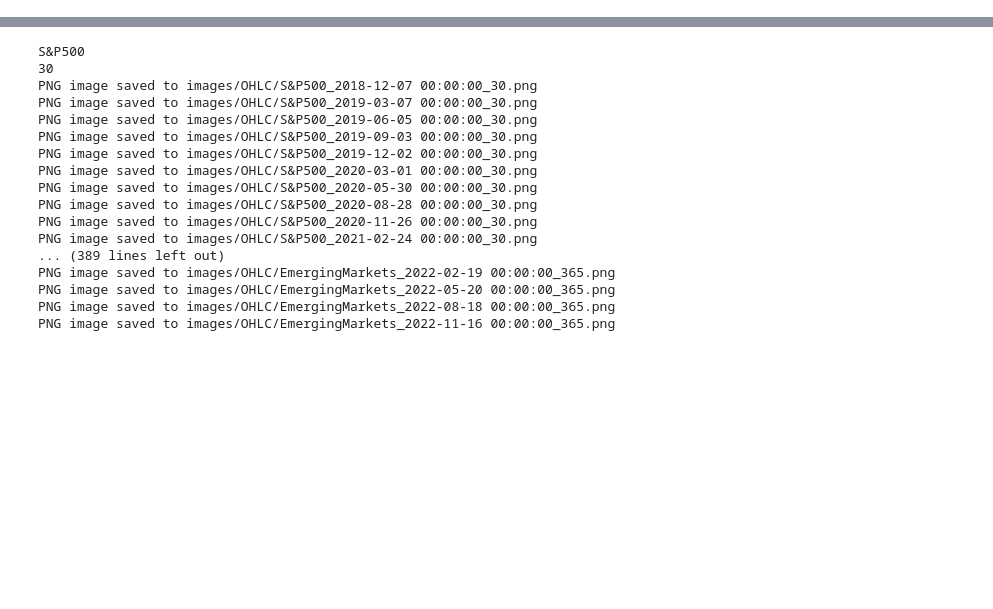
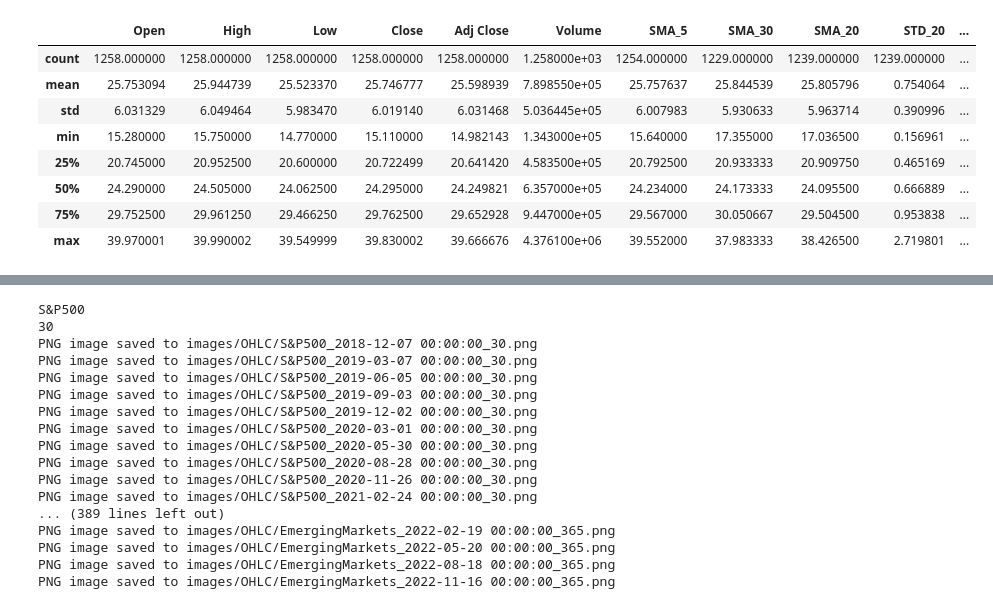
Before and after one commit to constantin1101/CNN-PredictingETFPrices, a Jupyter notebook: main.ipynb, the cells around one changed output, grey strips where cells are left out. Drawn from its saved outputs; the diff is of its cells as text; code cells hidden in the pictures; blank space fills up the shorter version.

```diff
--- a/main.ipynb
+++ b/main.ipynb
@@ -13,6 +13,18 @@ spy = pd.read_csv("data/SPY.csv")
 iwda = pd.read_csv("data/IWDA.AS.csv")
 dax = pd.read_csv("data/DAX.csv")
 eem = pd.read_csv("data/EEM.csv")
+# %%
+botz.describe()
+# %% [output]
+|  | Open | High | Low | Close | Adj Close | Volume | SMA_5 | SMA_30 | SMA_20 | STD_20 | ... |
+| count | 1258.000000 | 1258.000000 | 1258.000000 | 1258.000000 | 1258.000000 | 1.258000e+03 | 1254.000000 | 1229.000000 | 1239.000000 | 1239.000000 | ... |
+| mean | 25.753094 | 25.944739 | 25.523370 | 25.746777 | 25.598939 | 7.898550e+05 | 25.757637 | 25.844539 | 25.805796 | 0.754064 | ... |
+| std | 6.031329 | 6.049464 | 5.983470 | 6.019140 | 6.031468 | 5.036445e+05 | 6.007983 | 5.930633 | 5.963714 | 0.390996 | ... |
+| min | 15.280000 | 15.750000 | 14.770000 | 15.110000 | 14.982143 | 1.343000e+05 | 15.640000 | 17.355000 | 17.036500 | 0.156961 | ... |
+| 25% | 20.745000 | 20.952500 | 20.600000 | 20.722499 | 20.641420 | 4.583500e+05 | 20.792500 | 20.933333 | 20.909750 | 0.465169 | ... |
+| 50% | 24.290000 | 24.505000 | 24.062500 | 24.295000 | 24.249821 | 6.357000e+05 | 24.234000 | 24.173333 | 24.095500 | 0.666889 | ... |
+| 75% | 29.752500 | 29.961250 | 29.466250 | 29.762500 | 29.652928 | 9.447000e+05 | 29.567000 | 30.050667 | 29.504500 | 0.953838 | ... |
+| max | 39.970001 | 39.990002 | 39.549999 | 39.830002 | 39.666676 | 4.376100e+06 | 39.552000 | 37.983333 | 38.426500 | 2.719801 | ... |
 # %%
 # Function to calculate the RSI
 def calculate_rsi(data, window=14):
```
Also changed, not shown: parts of 18 cells of this notebook.
